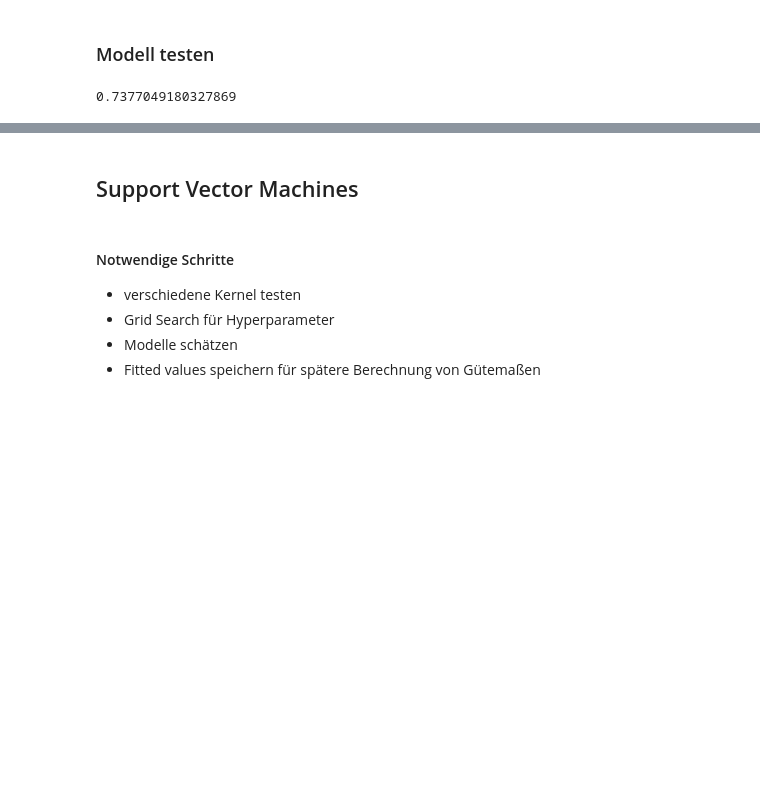
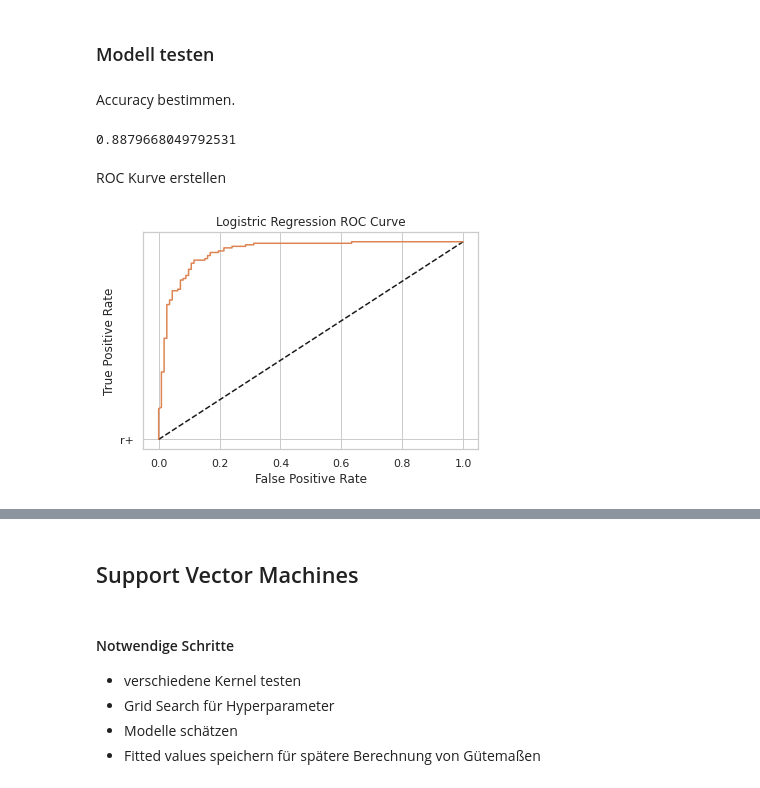
Before and after one commit to DeamonAmelie/heart, a Jupyter notebook: playwithdata.ipynb, the cells around one changed output, grey strips where cells are left out. Saved outputs shown, nothing was run; the diff lists cells and outputs as text; code cells hidden in the pictures; blank space fills up the shorter version.

```diff
--- a/playwithdata.ipynb
+++ b/playwithdata.ipynb
@@ -403,3 +393,9 @@ y_test = heart_test_stand["output"]
+# %%
+X_train = heart_train_stand.drop(columns = ["cp_0.0", "slp_0.0", "restecg_0.0", "thall_1.0", "output"])
+y_train = heart_train_stand["output"]
+
+X_test = heart_train_stand.drop(columns = ["cp_0.0", "slp_0.0", "restecg_0.0", "thall_1.0", "output"])
+y_test = heart_train_stand["output"]
 # %% [markdown]
 ### Modell aufstellen
 # %%
@@ -416,6 +414,8 @@ LogisticRegression()
 # %% [markdown]
 ### Modell testen
+# %% [markdown]
+Accuracy bestimmen.
 # %%
 model.score(X_test, y_test)
 # %% [output]
-0.7377049180327869
+0.8879668049792531
@@ -423,0 +422,20 @@ y_fit_lr = model.predict(X_test)
+# %% [markdown]
+ROC Kurve erstellen
+# %%
+from sklearn.metrics import roc_curve
+
+# calculating the probabilities
+y_pred_prob = model.predict_proba(X_test)[:,1]
+
+# instantiating the roc_cruve
+fpr,tpr,threshols=roc_curve(y_test,y_pred_prob)
+
+# plotting the curve
+plt.plot([0,1],[0,1],"k--",'r+')
+plt.plot(fpr,tpr,label='Logistic Regression')
+plt.xlabel("False Positive Rate")
+plt.ylabel("True Positive Rate")
+plt.title("Logistric Regression ROC Curve")
+plt.show()
+# %% [output]
+[figure, added]
```
Also changed, not shown: parts of 32 cells of this notebook.
